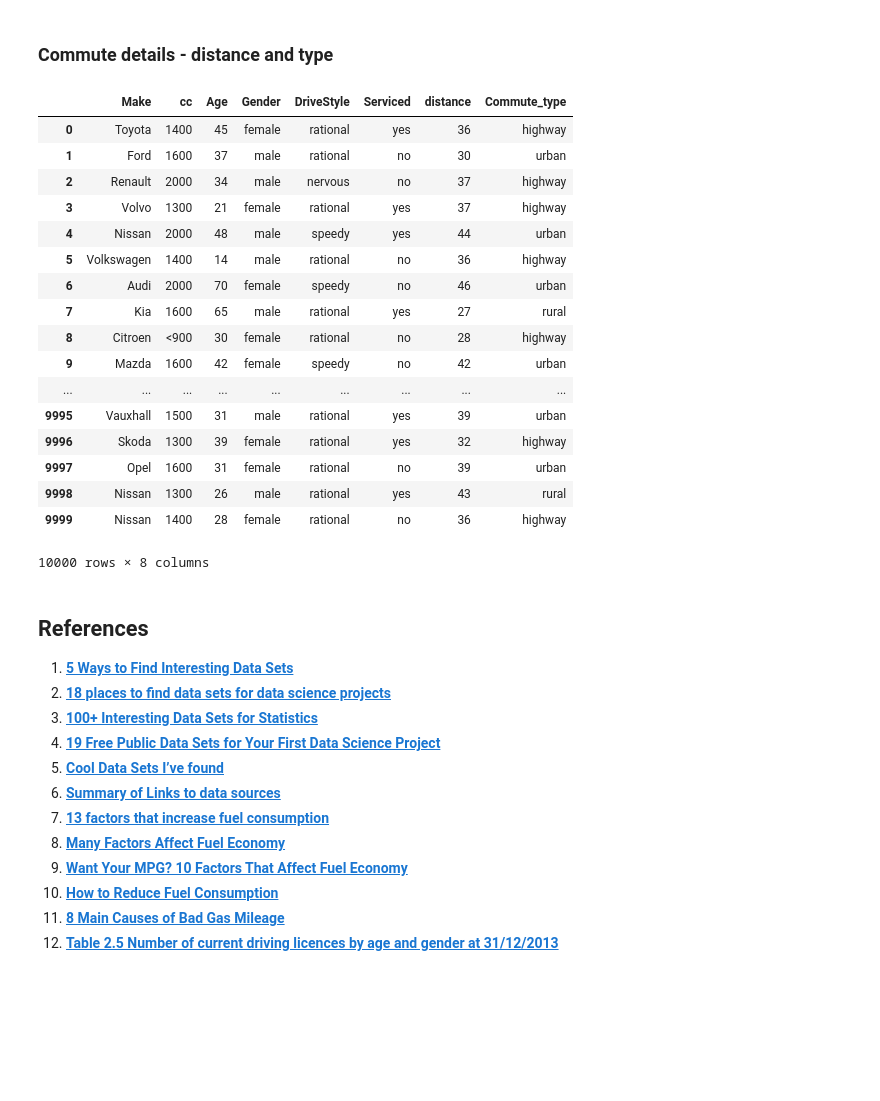
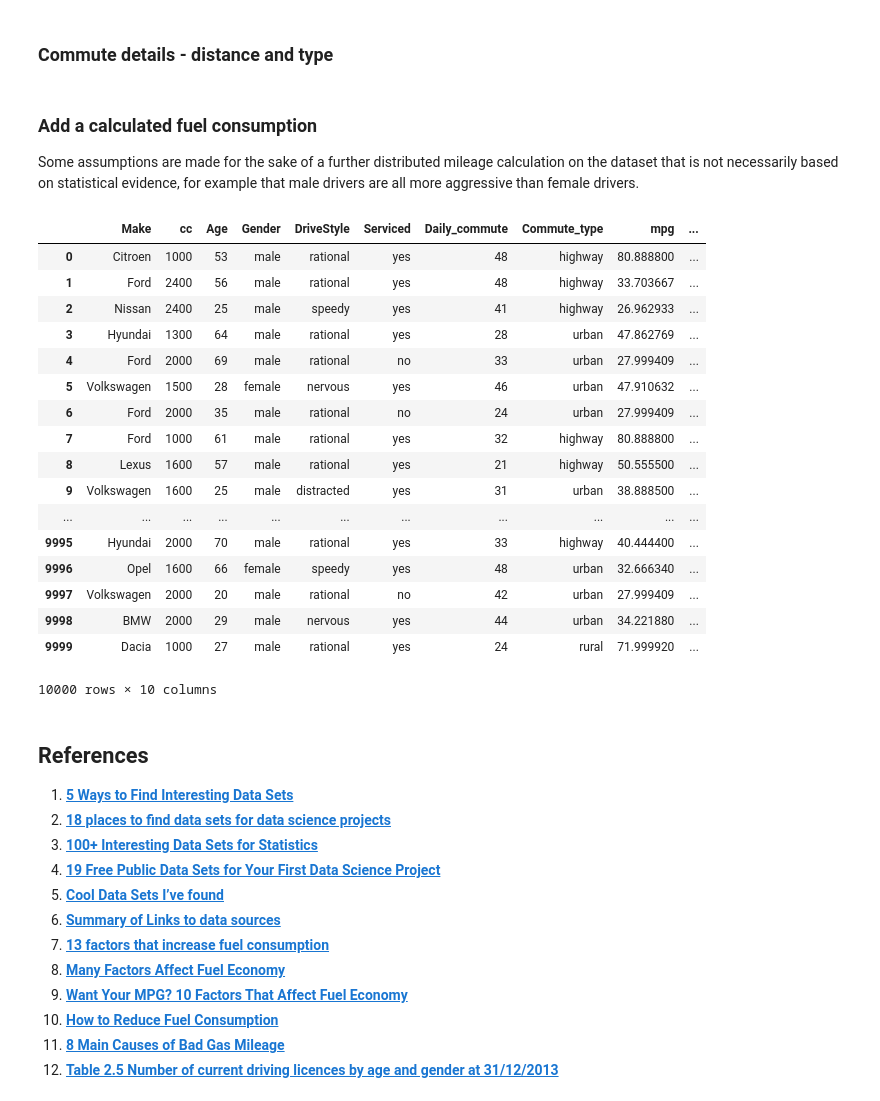
Before and after one commit to G00364778/52465_project, a Jupyter notebook: creating_a_realistic_fictional_dataset.ipynb, the cells around one changed output. Saved outputs shown, nothing was run; the diff lists cells and outputs as text; code cells hidden in the pictures; blank space fills up the shorter version.

Commit message:
finish the last two calculated column values, the mpg and daily litres consumed

```diff
--- a/creating_a_realistic_fictional_dataset.ipynb
+++ b/creating_a_realistic_fictional_dataset.ipynb
@@ -448,31 +448,56 @@ df['Serviced']=rnd.choice(service,nsamples,p=svcdist)            # add the resul
 #service=['yes','no']                                         # defining the drive styles
 #svcdist=[0.67,0.33]                                           # setting the distributions of drive styles
 #sum(sdist)                                                 # Testing the distribution math
-df['Daily_commute']=rnd.randint(25,50,nsamples)            # add the result to the dataframe
+df['Daily_commute']=rnd.randint(20,50,nsamples)            # add the result to the dataframe
 #df
 # %%
 commute_type=['urban','rural','highway']                                         # defining the drive styles
 svcdist=[0.44,0.07,0.49]                                           # setting the distributions of drive styles
 #sum(sdist)                                                 # Testing the distribution math
 df['Commute_type']=rnd.choice(commute_type,nsamples,p=svcdist)            # add the result to the dataframe
-df
+#df
-# %% [output]
-|  | Make | cc | Age | Gender | DriveStyle | Serviced | distance | Commute_type |
-| 0 | Toyota | 1400 | 45 | female | rational | yes | 36 | highway |
-| 1 | Ford | 1600 | 37 | male | rational | no | 30 | urban |
-| 2 | Renault | 2000 | 34 | male | nervous | no | 37 | highway |
-| 3 | Volvo | 1300 | 21 | female | rational | yes | 37 | highway |
-| 4 | Nissan | 2000 | 48 | male | speedy | yes | 44 | urban |
-| 5 | Volkswagen | 1400 | 14 | male | rational | no | 36 | highway |
-| 6 | Audi | 2000 | 70 | female | speedy | no | 46 | urban |
-| 7 | Kia | 1600 | 65 | male | rational | yes | 27 | rural |
-| 8 | Citroen | <900 | 30 | female | rational | no | 28 | highway |
-| 9 | Mazda | 1600 | 42 | female | speedy | no | 42 | urban |
-| ... | ... | ... | ... | ... | ... | ... | ... | ... |
-| 9995 | Vauxhall | 1500 | 31 | male | rational | yes | 39 | urban |
-| 9996 | Skoda | 1300 | 39 | female | rational | yes | 32 | highway |
-| 9997 | Opel | 1600 | 31 | female | rational | no | 39 | urban |
-| 9998 | Nissan | 1300 | 26 | male | rational | yes | 43 | rural |
-| 9999 | Nissan | 1400 | 28 | female | rational | no | 36 | highway |
-10000 rows × 8 columns
+# %% [markdown]
+### Add a calculated fuel consumption
+
+Some assumptions are made for the sake of a further distributed mileage calculation on the dataset that is not necessarily based on statistical evidence, for example that male drivers are all more aggressive than female drivers.
+# %%
+mpg=80.00 # baseline mpg for 1000cc - 18km/l @90km/h
+
+for i, row in df.iterrows():
+    if row['Gender']=='male': gender=1 # ad a genbder skew assuming males are more agressive drivers
+    else:gender=1.05
+    if row['DriveStyle']=='speedy': style=0.8 # assuming speedy drivers gets 10% less
+    elif row['DriveStyle']=='nervous': style=1.1 # and nervous drives get 5% more
+    else: style=1.0 # # and the rest gets the calculated default mileage
+    if row['Serviced']=='no': serviced=0.89999  # assuming unservices vehicles will be less efficient
+    else: serviced=1.0
+    if row['Commute_type']=='urban':ctype=0.77777   #urban mileage 20% less
+    if row['Commute_type']=='rural':ctype=0.899999  # rural 10% less
+    if row['Commute_type']=='highway':ctype=1.01111 # motorway is standard
+    if row['Make']=='Saab': mk=1.05                # skodas are more fuel efficient
+    else: mk=1
+    mpg_calc=mpg*(1000/row['cc'])*gender*style*serviced*ctype*mk # calculate the mileage
+    df.at[i,'mpg'] = mpg_calc # insert the value into the table
+    df.at[i,'l_day']=row['Daily_commute']/(mpg_calc/4.5*1.6)*2 #calculate the litres per day
+#df['mpg'].describe()
+df
+# %% [output]
+|  | Make | cc | Age | Gender | DriveStyle | Serviced | Daily_commute | Commute_type | mpg | ... |
+| 0 | Citroen | 1000 | 53 | male | rational | yes | 48 | highway | 80.888800 | ... |
+| 1 | Ford | 2400 | 56 | male | rational | yes | 48 | highway | 33.703667 | ... |
+| 2 | Nissan | 2400 | 25 | male | speedy | yes | 41 | highway | 26.962933 | ... |
+| 3 | Hyundai | 1300 | 64 | male | rational | yes | 28 | urban | 47.862769 | ... |
+| 4 | Ford | 2000 | 69 | male | rational | no | 33 | urban | 27.999409 | ... |
+| 5 | Volkswagen | 1500 | 28 | female | nervous | yes | 46 | urban | 47.910632 | ... |
+| 6 | Ford | 2000 | 35 | male | rational | no | 24 | urban | 27.999409 | ... |
+| 7 | Ford | 1000 | 61 | male | rational | yes | 32 | highway | 80.888800 | ... |
+| 8 | Lexus | 1600 | 57 | male | rational | yes | 21 | highway | 50.555500 | ... |
+| 9 | Volkswagen | 1600 | 25 | male | distracted | yes | 31 | urban | 38.888500 | ... |
+| ... | ... | ... | ... | ... | ... | ... | ... | ... | ... | ... |
+| 9995 | Hyundai | 2000 | 70 | male | rational | yes | 33 | highway | 40.444400 | ... |
+| 9996 | Opel | 1600 | 66 | female | speedy | yes | 48 | urban | 32.666340 | ... |
+| 9997 | Volkswagen | 2000 | 20 | male | rational | no | 42 | urban | 27.999409 | ... |
+| 9998 | BMW | 2000 | 29 | male | nervous | yes | 44 | urban | 34.221880 | ... |
+| 9999 | Dacia | 1000 | 27 | male | rational | yes | 24 | rural | 71.999920 | ... |
+10000 rows × 10 columns
 # %%
```
Also changed, not shown: parts of 6 cells of this notebook, 3 other files.
